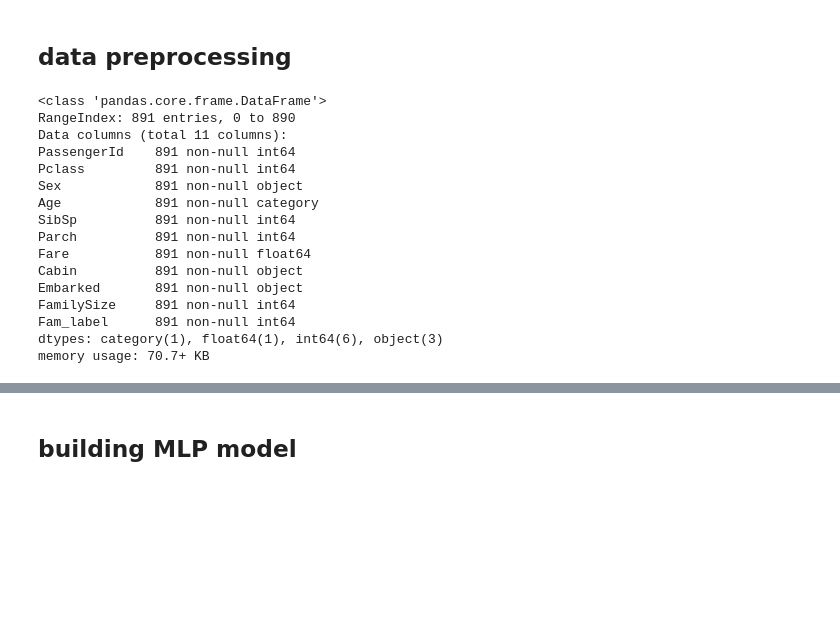
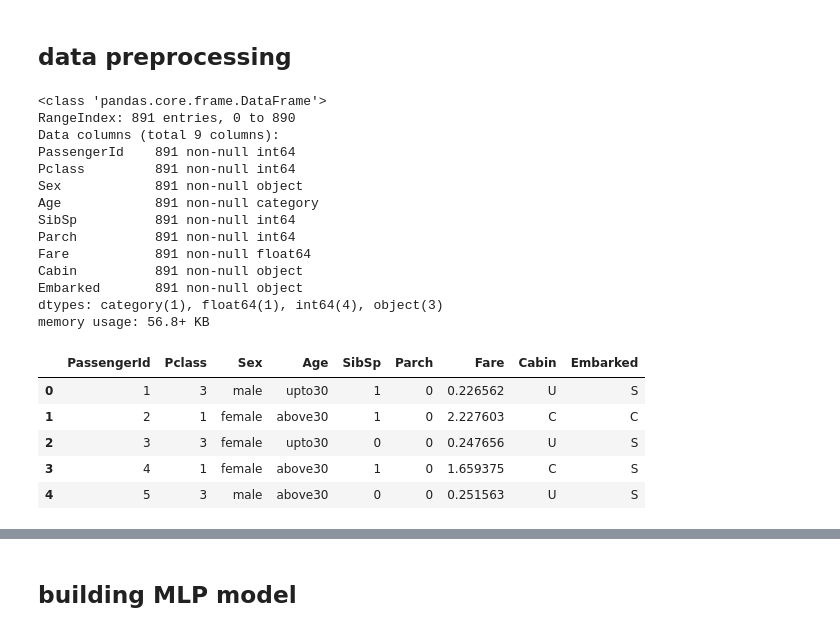
Before and after one commit to t1slowik/kaggle-titanic, a Jupyter notebook: titanic2.ipynb, the cells around one changed output, grey strips where cells are left out. Saved outputs shown, nothing was run; the diff lists cells and outputs as text; code cells hidden in the pictures; blank space fills up the shorter version.

```diff
--- a/titanic2.ipynb
+++ b/titanic2.ipynb
@@ -126,8 +119,8 @@ def preprocess_data(source_df):
     df=source_df.copy()
     # Age to bins, NaN to separate bin
     df.Age.fillna(-1, inplace=True)
-    age_bins=(-10,0,12,30,500)
-    age_labels=('unk','upto12','upto30','above30')
+    age_bins=(-10,0,10,30,500)
+    age_labels=('unk','upto10','upto30','above30')
     df.Age=pd.cut(df.Age, age_bins, labels=age_labels)
     #cabin - keep first letter
     df.Cabin.fillna('Unknown', inplace=True)
@@ -138,10 +131,13 @@ def preprocess_data(source_df):
     # embarked - fillna
     df.Embarked.fillna('U', inplace=True)
     # SibSp, Parch - replace to binary
-    df['FamilySize']=df['SibSp']+df['Parch']+1
-    df.SibSp=df.SibSp.apply(lambda x: int(x>0))
-    df.Parch=df.Parch.apply(lambda x: int(x>0))
-    df['Fam_label']=df.FamilySize.apply(Fam_label)
+    df['SibSp']=df['SibSp'].apply(lambda x: 1 if (x==1)|(x==2) else 0)
+    df['Parch']=df['Parch'].apply(lambda x: 1 if (x==1)|(x==2)|(x==3) else 0)
+
+    #df['FamilySize']=df['SibSp']+df['Parch']+1
+    #df.SibSp=df.SibSp.apply(lambda x: int(x>0))
+    #df.Parch=df.Parch.apply(lambda x: int(x>0))
+    # df['Fam_label']=df.FamilySize.apply(Fam_label)
     # ticket, name - drop
     df=df.drop(['Ticket','Name'], axis=1)
 
@@ -155,7 +151,7 @@ df_train.info()
 # %% [output]
 <class 'pandas.core.frame.DataFrame'>
 RangeIndex: 891 entries, 0 to 890
-Data columns (total 11 columns):
+Data columns (total 9 columns):
 PassengerId    891 non-null int64
 Pclass         891 non-null int64
 Sex            891 non-null object
@@ -165,7 +161,5 @@ Parch          891 non-null int64
 Fare           891 non-null float64
 Cabin          891 non-null object
 Embarked       891 non-null object
-FamilySize     891 non-null int64
-Fam_label      891 non-null int64
-dtypes: category(1), float64(1), int64(6), object(3)
-memory usage: 70.7+ KB
+dtypes: category(1), float64(1), int64(4), object(3)
+memory usage: 56.8+ KB
@@ -174,3 +166,12 @@ memory usage: 70.7+ KB
+# %%
+df_train.head()
+# %% [output]
+|  | PassengerId | Pclass | Sex | Age | SibSp | Parch | Fare | Cabin | Embarked |
+| 0 | 1 | 3 | male | upto30 | 1 | 0 | 0.226562 | U | S |
+| 1 | 2 | 1 | female | above30 | 1 | 0 | 2.227603 | C | C |
+| 2 | 3 | 3 | female | upto30 | 0 | 0 | 0.247656 | U | S |
+| 3 | 4 | 1 | female | above30 | 1 | 0 | 1.659375 | C | S |
+| 4 | 5 | 3 | male | above30 | 0 | 0 | 0.251563 | U | S |
 # %%
 def encode(df1, df2):
     '''df1, df2 - train and test dataframes
```
Also changed, not shown: parts of 11 cells of this notebook.
